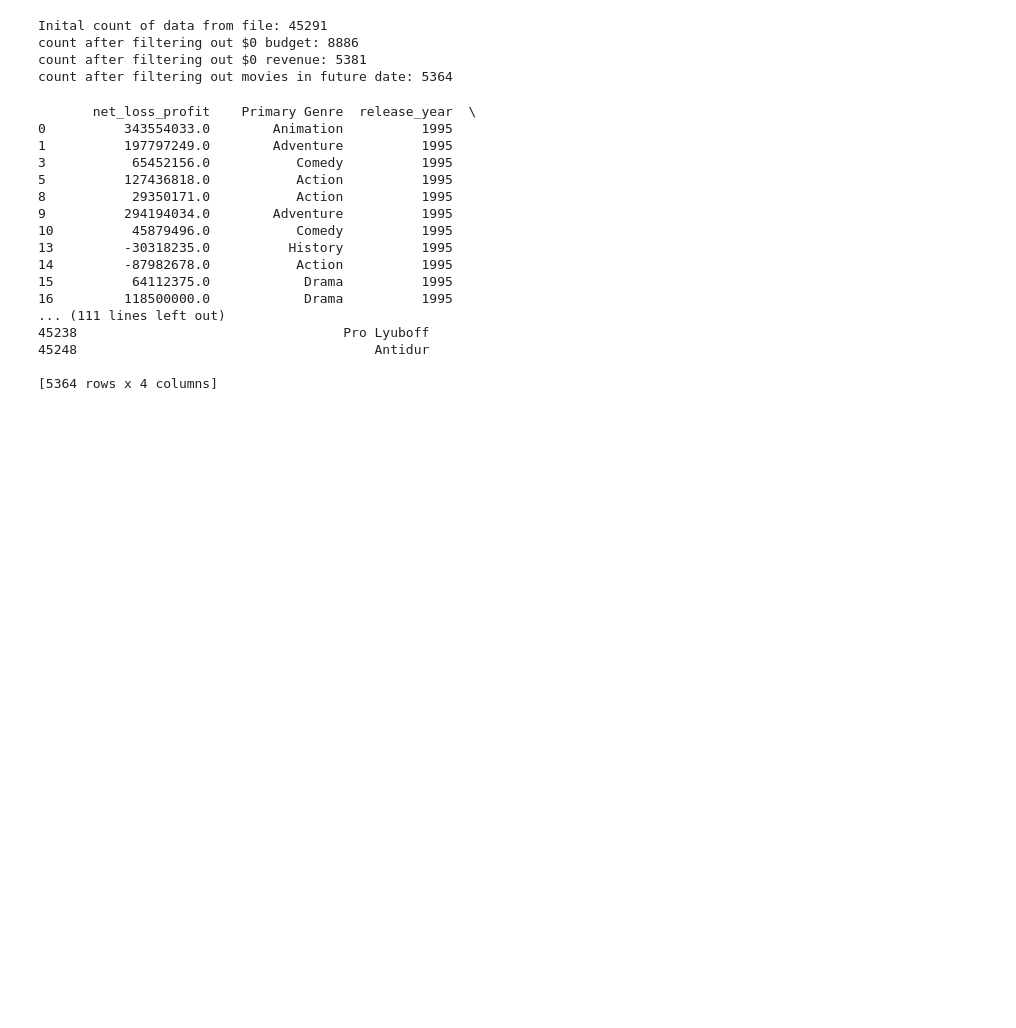
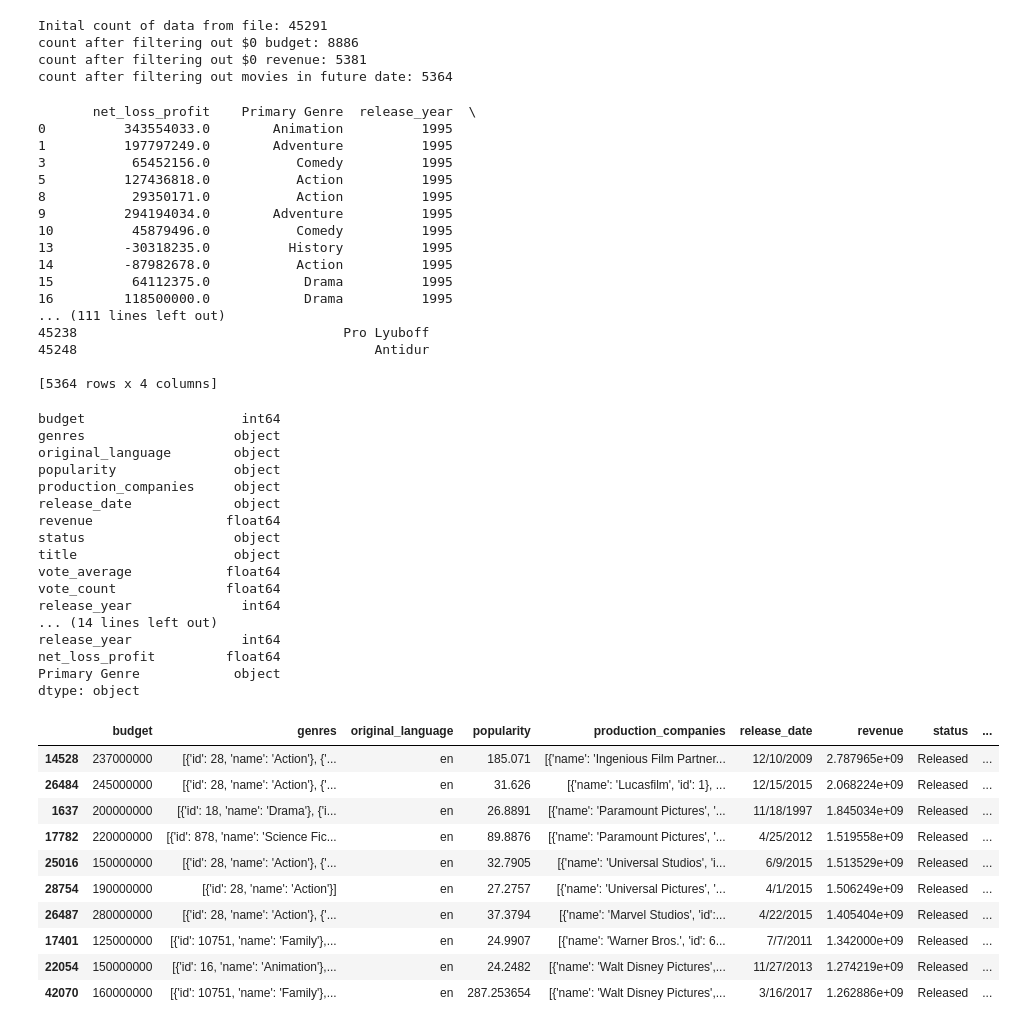
Before and after one commit to sarahshelden/Project1DataScience, a Jupyter notebook: movies.ipynb, the cells around one changed output. Saved outputs shown, nothing was run; the diff lists cells and outputs as text; code cells hidden in the pictures; blank space fills up the shorter version.

Commit message:
matplotlib and clean data

```diff
--- a/movies.ipynb
+++ b/movies.ipynb
@@ -77,3 +77,49 @@ print(clean_movie_data_df[['net_loss_profit','Primary Genre', 'release_year', 't
 45248                                      Antidur
 
 [5364 rows x 4 columns]
+# %%
+print(clean_movie_data_df.dtypes)
+
+# convert number columns: revenue, budget, net_loss_profit to numeric for sorting purposes
+clean_movie_data_df['revenue'] = pd.to_numeric(clean_movie_data_df['revenue'])
+clean_movie_data_df['budget'] = pd.to_numeric(clean_movie_data_df['budget'])
+clean_movie_data_df['net_loss_profit'] = pd.to_numeric(clean_movie_data_df['net_loss_profit'])
+print(clean_movie_data_df.dtypes )
+# sorting movie by revenue from highest to lowest
+# sort_by_revenue = clean_movie_data_df.sort_values(by='revenue', ascending = False)
+sort_by_netProfit = clean_movie_data_df.sort_values(by='net_loss_profit', ascending = False)
+
+# output csv file sort by revenue data
+sort_by_revenue.to_csv("revenue.csv", encoding='utf-8')
+
+# print to terminal
+sort_by_revenue.head(10)
+# %% [output]
+budget                    int64
+genres                   object
+original_language        object
+popularity               object
+production_companies     object
+release_date             object
+revenue                 float64
+status                   object
+title                    object
+vote_average            float64
+vote_count              float64
+release_year              int64
+... (14 lines left out)
+release_year              int64
+net_loss_profit         float64
+Primary Genre            object
+dtype: object
+|  | budget | genres | original_language | popularity | production_companies | release_date | revenue | status | ... |
+| 14528 | 237000000 | [{'id': 28, 'name': 'Action'}, {'... | en | 185.071 | [{'name': 'Ingenious Film Partner... | 12/10/2009 | 2.787965e+09 | Released | ... |
+| 26484 | 245000000 | [{'id': 28, 'name': 'Action'}, {'... | en | 31.626 | [{'name': 'Lucasfilm', 'id': 1}, ... | 12/15/2015 | 2.068224e+09 | Released | ... |
+| 1637 | 200000000 | [{'id': 18, 'name': 'Drama'}, {'i... | en | 26.8891 | [{'name': 'Paramount Pictures', '... | 11/18/1997 | 1.845034e+09 | Released | ... |
+| 17782 | 220000000 | [{'id': 878, 'name': 'Science Fic... | en | 89.8876 | [{'name': 'Paramount Pictures', '... | 4/25/2012 | 1.519558e+09 | Released | ... |
+| 25016 | 150000000 | [{'id': 28, 'name': 'Action'}, {'... | en | 32.7905 | [{'name': 'Universal Studios', 'i... | 6/9/2015 | 1.513529e+09 | Released | ... |
+| 28754 | 190000000 | [{'id': 28, 'name': 'Action'}] | en | 27.2757 | [{'name': 'Universal Pictures', '... | 4/1/2015 | 1.506249e+09 | Released | ... |
+| 26487 | 280000000 | [{'id': 28, 'name': 'Action'}, {'... | en | 37.3794 | [{'name': 'Marvel Studios', 'id':... | 4/22/2015 | 1.405404e+09 | Released | ... |
+| 17401 | 125000000 | [{'id': 10751, 'name': 'Family'},... | en | 24.9907 | [{'name': 'Warner Bros.', 'id': 6... | 7/7/2011 | 1.342000e+09 | Released | ... |
+| 22054 | 150000000 | [{'id': 16, 'name': 'Animation'},... | en | 24.2482 | [{'name': 'Walt Disney Pictures',... | 11/27/2013 | 1.274219e+09 | Released | ... |
+| 42070 | 160000000 | [{'id': 10751, 'name': 'Family'},... | en | 287.253654 | [{'name': 'Walt Disney Pictures',... | 3/16/2017 | 1.262886e+09 | Released | ... |
```
Also changed, not shown: parts of 2 cells of this notebook, 1 other file.
